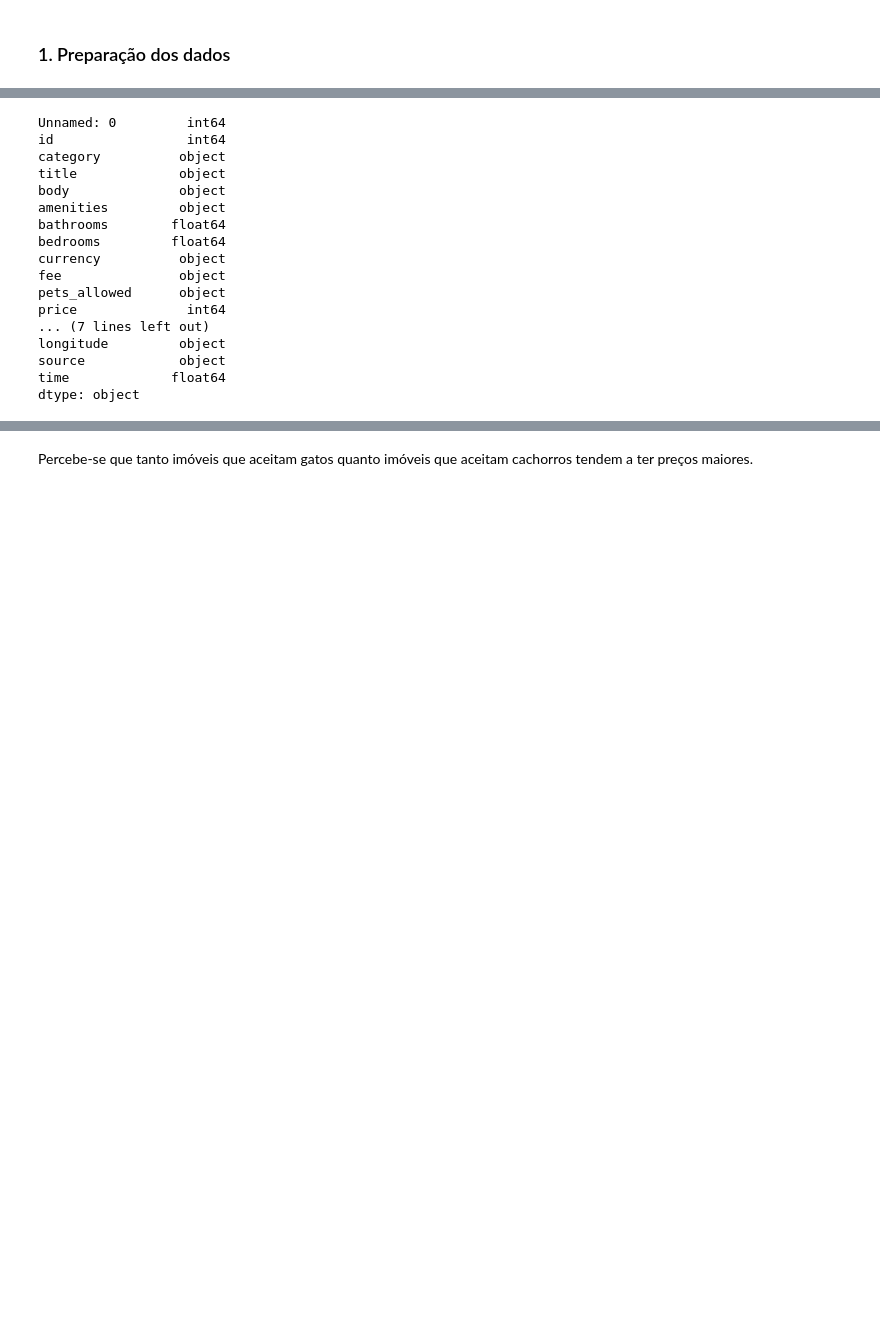
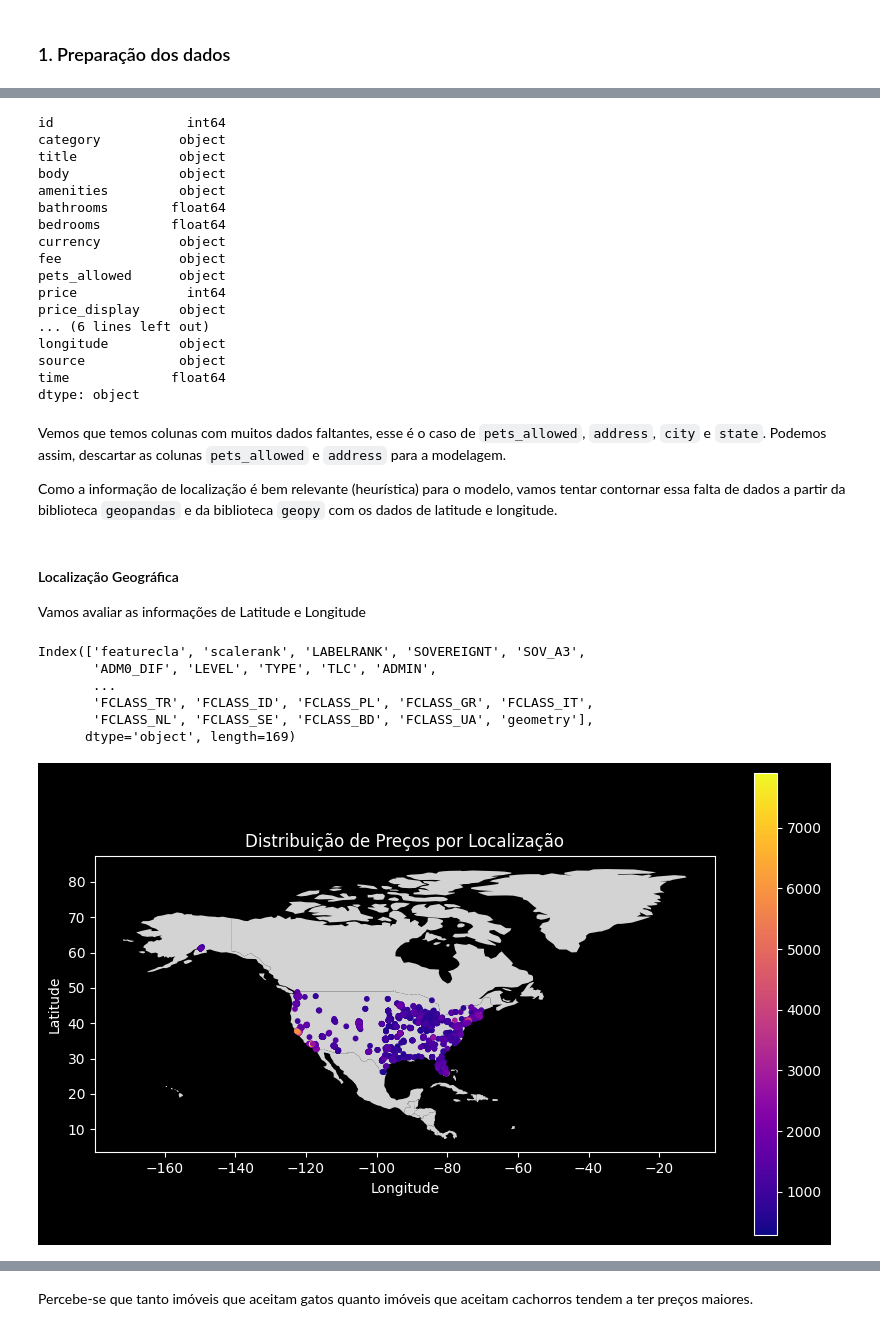
Before and after one commit to joaopcvieira/CMC-13, a Jupyter notebook: Lab Final/main.ipynb, the cells around one changed output, grey strips where cells are left out. Drawn from its saved outputs; the diff is of its cells as text; code cells hidden in the pictures; blank space fills up the shorter version.

Commit message:
continue data exploration

```diff
--- a/Lab Final/main.ipynb
+++ b/Lab Final/main.ipynb
@@ -38,7 +86,6 @@ train_dataset.dropna(inplace=True)
 # %%
-train_dataset.dtypes
+df_train.dtypes
 # %% [output]
-Unnamed: 0         int64
 id                 int64
 category          object
 title             object
@@ -50,8 +97,13 @@ currency          object
 fee               object
 pets_allowed      object
 price              int64
-... (7 lines left out)
+price_display     object
+... (6 lines left out)
 longitude         object
 source            object
 time             float64
 dtype: object
+# %% [markdown]
+Vemos que temos colunas com muitos dados faltantes, esse é o caso de `pets_allowed`, `address`, `city` e `state`. Podemos assim, descartar as colunas `pets_allowed` e `address` para a modelagem.
+
+Como a informação de localização é bem relevante (heurística) para o modelo, vamos tentar contornar essa falta de dados a partir da biblioteca `geopandas` e da biblioteca `geopy` com os dados de latitude e longitude.
@@ -57,0 +134,4 @@ dtype: object
+# %% [markdown]
+#### Localização Geográfica
+
+Vamos avaliar as informações de Latitude e Longitude
@@ -57,0 +158,44 @@ dtype: object
+# %%
+import geopandas as gpd
+import matplotlib.pyplot as plt
+
+# Criar uma GeoDataFrame
+gdf = gpd.GeoDataFrame(df_train, geometry=gpd.points_from_xy(df_train.longitude, df_train.latitude))
+
+# Substitua pelo caminho do seu arquivo baixado
+file_path = "./ne_110m_admin_0_countries.zip"
+
+# Carregar o conjunto de dados de países
+world = gpd.read_file(file_path)
+
+# Verifique as colunas disponíveis
+print(world.columns)
+
+# Ajuste este filtro com base nas colunas disponíveis
+# Por exemplo, se a coluna for 'region_un' em vez de 'continent'
+north_america = world[world['CONTINENT'] == 'North America']
+
+# Criar a figura e o eixo
+fig, ax = plt.subplots(figsize=(10, 6))
+
+# Plotar o mapa da América do Norte
+north_america.plot(ax=ax, color='lightgrey')
+
+# Plotar os pontos com a coloração baseada no preço
+gdf.plot(ax=ax, column='price', cmap='plasma', markersize=10, legend=True)
+
+# Adicionar título e rótulos
+plt.title('Distribuição de Preços por Localização')
+plt.xlabel('Longitude')
+plt.ylabel('Latitude')
+
+# Exibir o gráfico
+plt.show()
+# %% [output]
+Index(['featurecla', 'scalerank', 'LABELRANK', 'SOVEREIGNT', 'SOV_A3',
+       'ADM0_DIF', 'LEVEL', 'TYPE', 'TLC', 'ADMIN',
+       ...
+       'FCLASS_TR', 'FCLASS_ID', 'FCLASS_PL', 'FCLASS_GR', 'FCLASS_IT',
+       'FCLASS_NL', 'FCLASS_SE', 'FCLASS_BD', 'FCLASS_UA', 'geometry'],
+      dtype='object', length=169)
+[figure, added]
```
Also changed, not shown: parts of 31 cells of this notebook.
